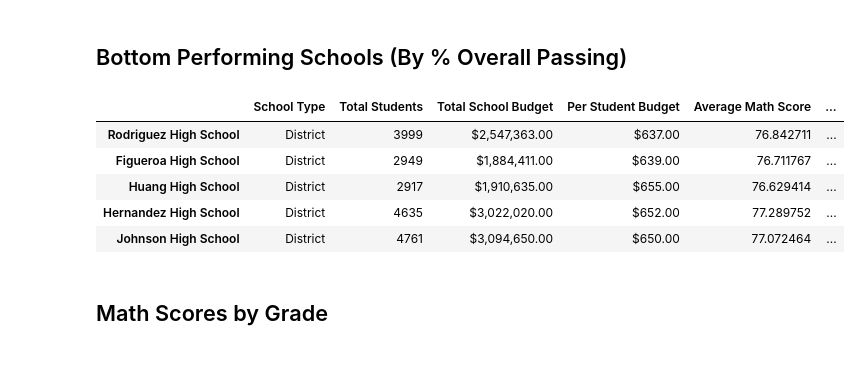
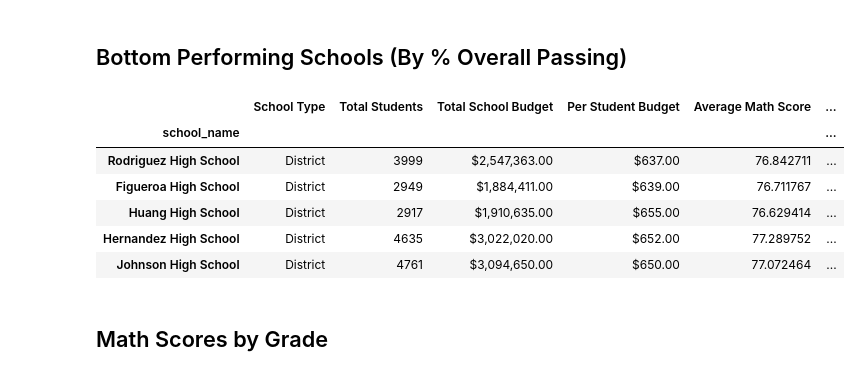
Before and after one commit to nCervantez/pandas-challenge, a Jupyter notebook: PyCitySchools_starter.ipynb, the cells around one changed output. Cells and saved outputs as stored; diff of their text form; code cells hidden in the pictures.

```diff
--- a/PyCitySchools_starter.ipynb
+++ b/PyCitySchools_starter.ipynb
@@ -150,7 +150,7 @@ Name: school_name, dtype: int64
 # %%
 # Calculate the total school budget and per capita spending per school
 
-per_school_budget = school_data_complete.groupby('school_name')['budget'].unique()
+per_school_budget = school_data.set_index(['school_name'])['budget']
 
 per_school_capita = per_school_budget / per_school_counts
 #per_school_budget
@@ -271,8 +271,8 @@ per_school_summary = pd.DataFrame({"School Type" : school_types,
                                    "% Overall Passing" : overall_passing_rate})
 
 # Formatting
-# per_school_summary["Total School Budget"] = per_school_summary["Total School Budget"].map("${:,.2f}".format)
-# per_school_summary["Per Student Budget"] = per_school_summary["Per Student Budget"].map("${:,.2f}".format)
+per_school_summary["Total School Budget"] = per_school_summary["Total School Budget"].map("${:,.2f}".format)
+per_school_summary["Per Student Budget"] = per_school_summary["Per Student Budget"].map("${:,.2f}".format)
 
 # Display the DataFrame
 per_school_summary
@@ -311,10 +312,11 @@ top_schools.head(5)
 ## Bottom Performing Schools (By % Overall Passing)
 # %%
 # Sort the schools by `% Overall Passing` in ascending order and display the top 5 rows.
-bottom_schools =
+bottom_schools = per_school_summary.sort_values("% Overall Passing", ascending=True)
 bottom_schools.head(5)
 # %% [output]
 |  | School Type | Total Students | Total School Budget | Per Student Budget | Average Math Score | ... |
+| school_name |  |  |  |  |  | ... |
 | Rodriguez High School | District | 3999 | $2,547,363.00 | $637.00 | 76.842711 | ... |
 | Figueroa High School | District | 2949 | $1,884,411.00 | $639.00 | 76.711767 | ... |
 | Huang High School | District | 2917 | $1,910,635.00 | $655.00 | 76.629414 | ... |
```
Also changed, not shown: parts of 7 cells of this notebook.
